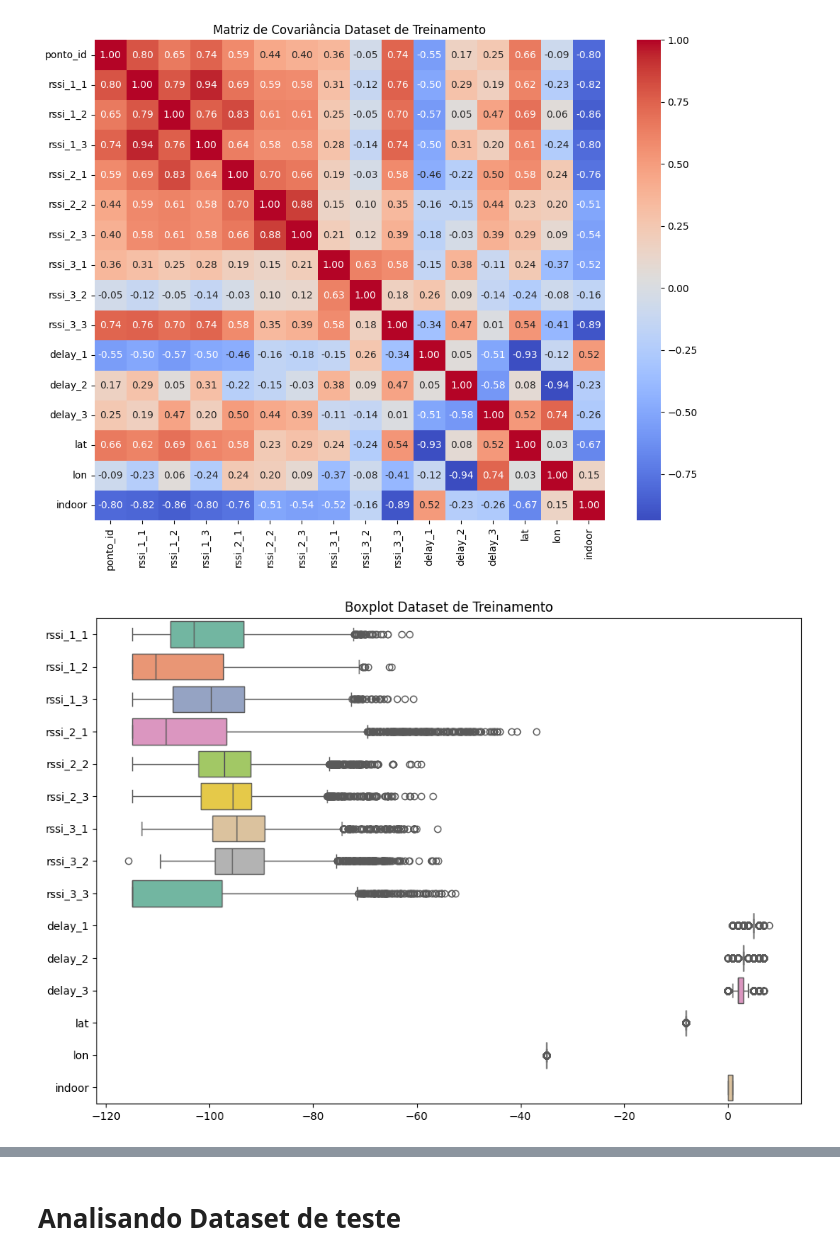
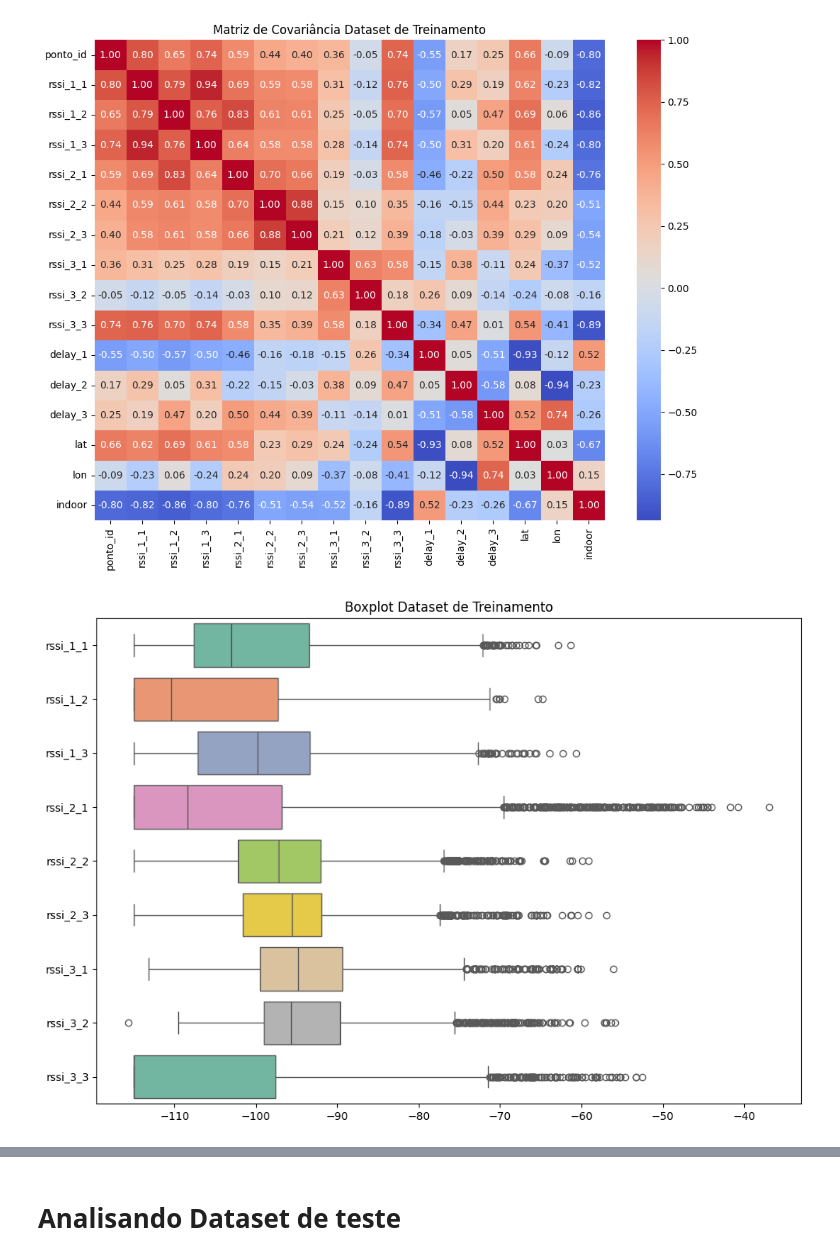
Before and after one commit to BiancaCarneiro/RSS-trilateration, a Jupyter notebook: notebooks/analise_dos_dados.ipynb, the cells around one changed output, grey strips where cells are left out. Saved outputs shown, nothing was run; the diff lists cells and outputs as text; code cells hidden in the pictures.

```diff
--- a/notebooks/analise_dos_dados.ipynb
+++ b/notebooks/analise_dos_dados.ipynb
@@ -127,6 +128,6 @@ plot_covariance_heatmap(df.corr(),title="Matriz de Covariância Dataset de Trein
 # %% [output]
 [figure]
 # %%
-boxplot(df.drop("ponto_id", axis=1), "Boxplot Dataset de Treinamento", filename=f"{IMG_PATH}/boxplot_treinamento.png")
+boxplot(df.drop(["ponto_id", "lat", "lon", "delay_1", "delay_2", "delay_3", "indoor"], axis=1), "Boxplot Dataset de Treinamento", filename=f"{IMG_PATH}/boxplot_treinamento_rssi.png")
 # %% [output]
-[figure, old version]
+[figure, new version]
```
Also changed, not shown: parts of 11 cells of this notebook, 5 other files.
